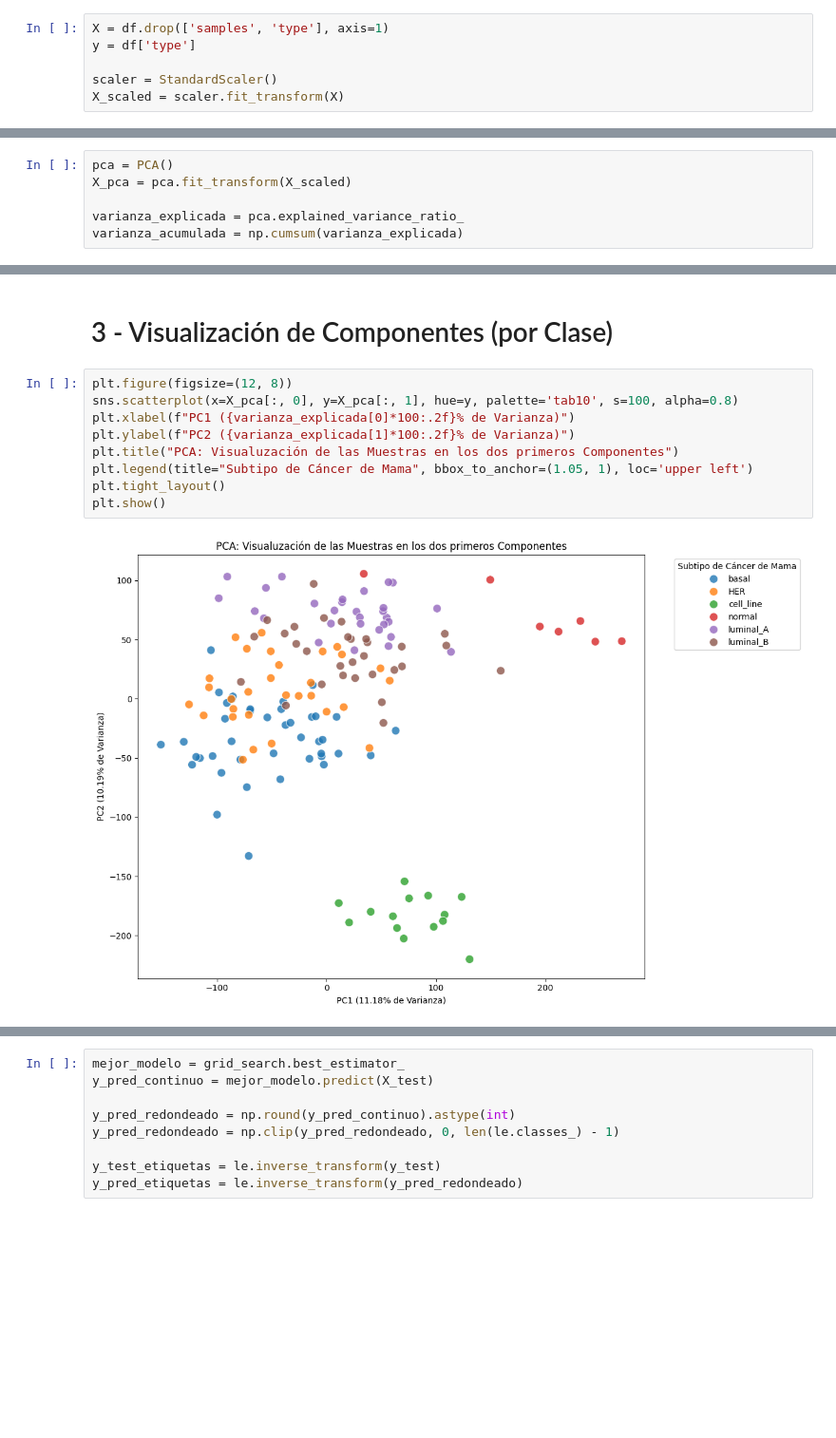
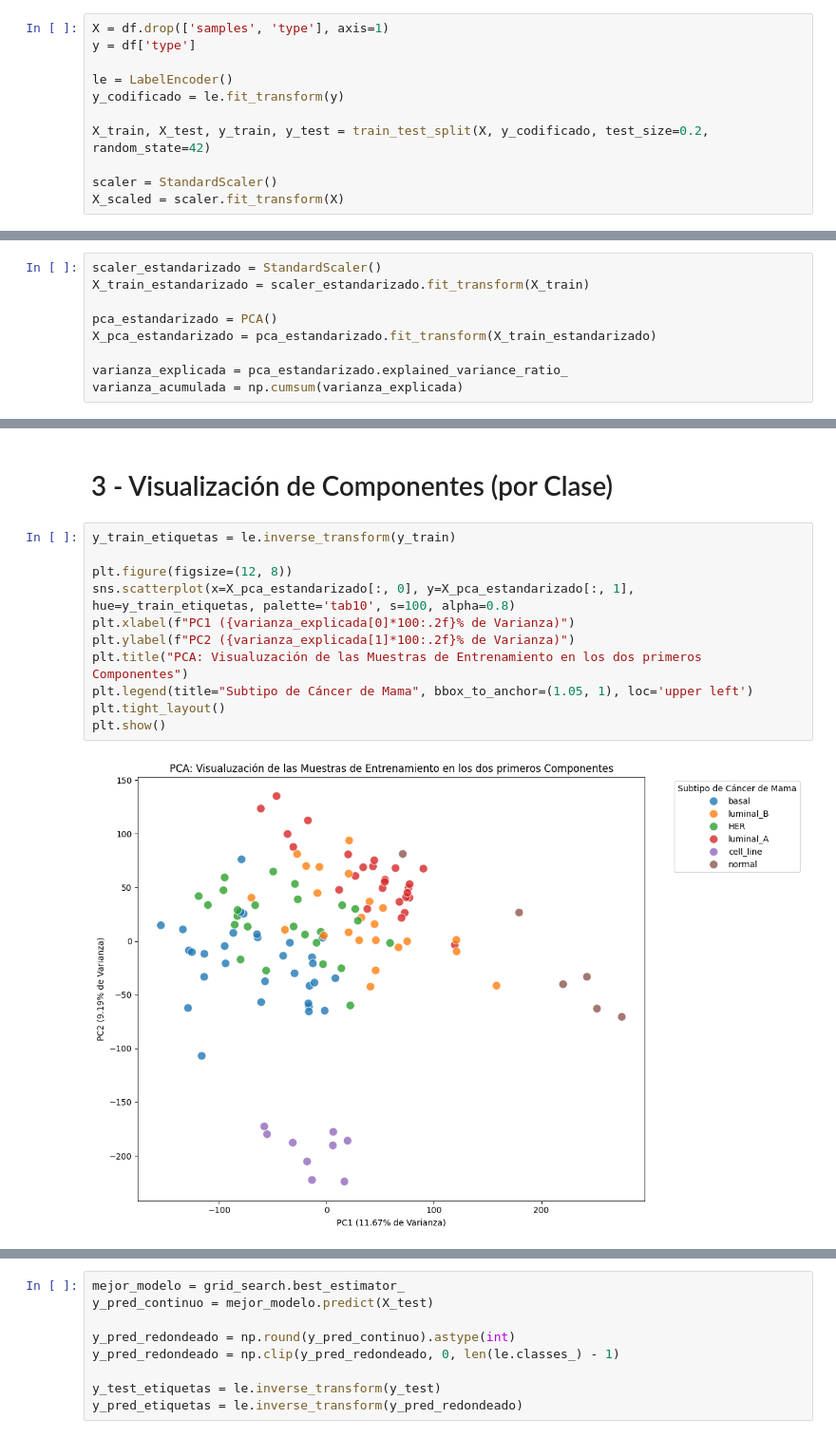
Before and after one commit to TheGamerJNC/TareaMotivacional-PCA-Kaggle, a Jupyter notebook: Tarea_Motivacional_3_Introducción_a_la_Inteligencia_Artificial.ipynb, the cells around one changed output, grey strips where cells are left out. Shown at 95% size. Saved outputs shown, nothing was run; the diff lists cells and outputs as text; blank space fills up the shorter version.

```diff
--- a/Tarea_Motivacional_3_Introducción_a_la_Inteligencia_Artificial.ipynb
+++ b/Tarea_Motivacional_3_Introducción_a_la_Inteligencia_Artificial.ipynb
@@ -40,15 +41,23 @@ Name: count, dtype: int64
 X = df.drop(['samples', 'type'], axis=1)
 y = df['type']
 
+le = LabelEncoder()
+y_codificado = le.fit_transform(y)
+
+X_train, X_test, y_train, y_test = train_test_split(X, y_codificado, test_size=0.2, random_state=42)
+
 scaler = StandardScaler()
 X_scaled = scaler.fit_transform(X)
 # %% [markdown]
 # 1 - PCA
 # %%
-pca = PCA()
-X_pca = pca.fit_transform(X_scaled)
+scaler_estandarizado = StandardScaler()
+X_train_estandarizado = scaler_estandarizado.fit_transform(X_train)
 
-varianza_explicada = pca.explained_variance_ratio_
+pca_estandarizado = PCA()
+X_pca_estandarizado = pca_estandarizado.fit_transform(X_train_estandarizado)
+
+varianza_explicada = pca_estandarizado.explained_variance_ratio_
 varianza_acumulada = np.cumsum(varianza_explicada)
 # %%
 plt.figure(figsize=(10, 6))
@@ -105,14 +114,16 @@ Como ya sabemos, los loadings representan el "peso" de cada variable original (e
 # %% [markdown]
 # 3 - Visualización de Componentes (por Clase)
 # %%
+y_train_etiquetas = le.inverse_transform(y_train)
+
 plt.figure(figsize=(12, 8))
-sns.scatterplot(x=X_pca[:, 0], y=X_pca[:, 1], hue=y, palette='tab10', s=100, alpha=0.8)
+sns.scatterplot(x=X_pca_estandarizado[:, 0], y=X_pca_estandarizado[:, 1], hue=y_train_etiquetas, palette='tab10', s=100, alpha=0.8)
 plt.xlabel(f"PC1 ({varianza_explicada[0]*100:.2f}% de Varianza)")
 plt.ylabel(f"PC2 ({varianza_explicada[1]*100:.2f}% de Varianza)")
-plt.title("PCA: Visualuzación de las Muestras en los dos primeros Componentes")
+plt.title("PCA: Visualuzación de las Muestras de Entrenamiento en los dos primeros Componentes")
 plt.legend(title="Subtipo de Cáncer de Mama", bbox_to_anchor=(1.05, 1), loc='upper left')
 plt.tight_layout()
 plt.show()
 # %% [output]
-[figure, old version]
+[figure, new version]
 # %% [markdown]
```
Also changed, not shown: parts of 13 cells of this notebook.
